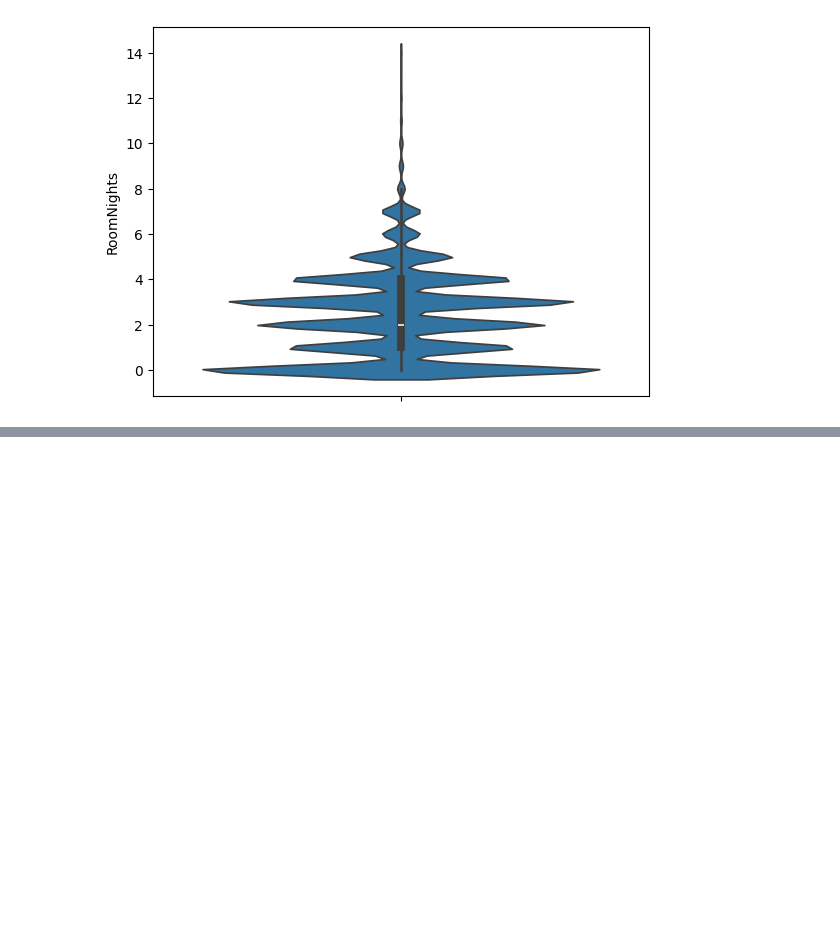
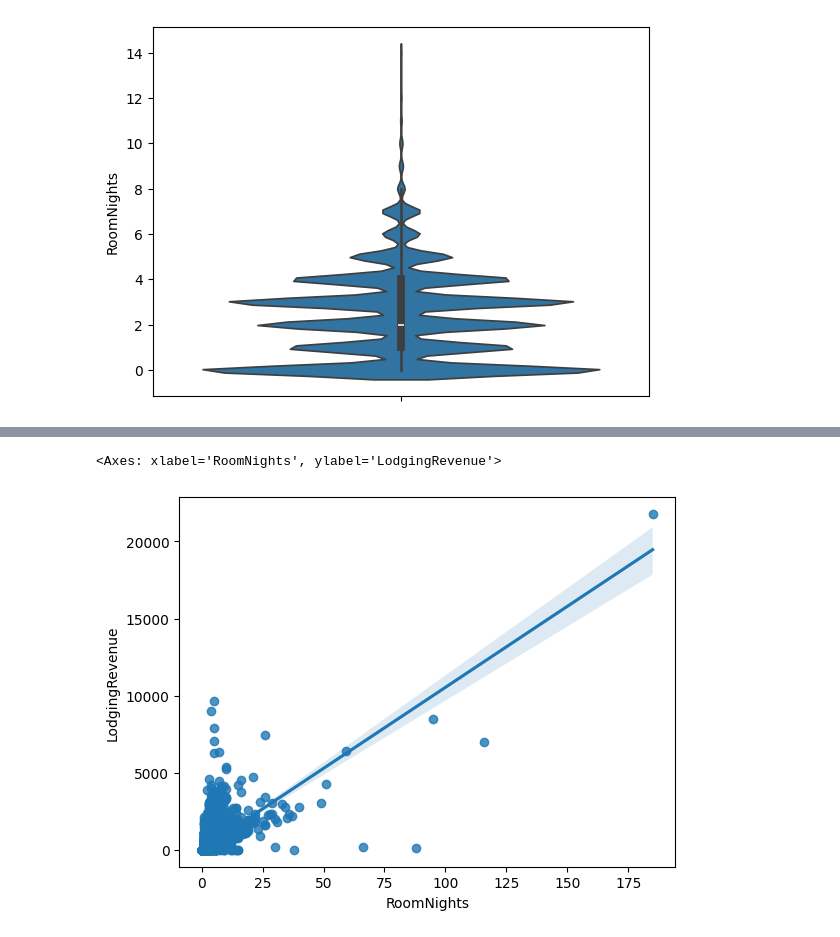
Before and after one commit to wolneihd/udemy_matplotlib_seaborn, a Jupyter notebook: secao_07_hotel.ipynb, the cells around one changed output, grey strips where cells are left out. Saved outputs shown, nothing was run; the diff lists cells and outputs as text; code cells hidden in the pictures; blank space fills up the shorter version.

```diff
--- a/secao_07_hotel.ipynb
+++ b/secao_07_hotel.ipynb
@@ -103,0 +110,2 @@ sns.violinplot(y='RoomNights', data=hotels.query('RoomNights < 15'))
+# %%
+top_five_countries = hotels[hotels['Nationality'].isin(["DEU", "FRA", "PRT", "GBR", "ESP"])].sort_values(by='LodgingRevenue')
@@ -103,0 +122,9 @@ sns.violinplot(y='RoomNights', data=hotels.query('RoomNights < 15'))
+# %%
+sns.regplot(
+    data=top_five_countries,
+    x='RoomNights',
+    y='LodgingRevenue',
+)
+# %% [output]
+<Axes: xlabel='RoomNights', ylabel='LodgingRevenue'>
+[figure, added]
```
Also changed, not shown: parts of 7 cells of this notebook, 2 other files.
